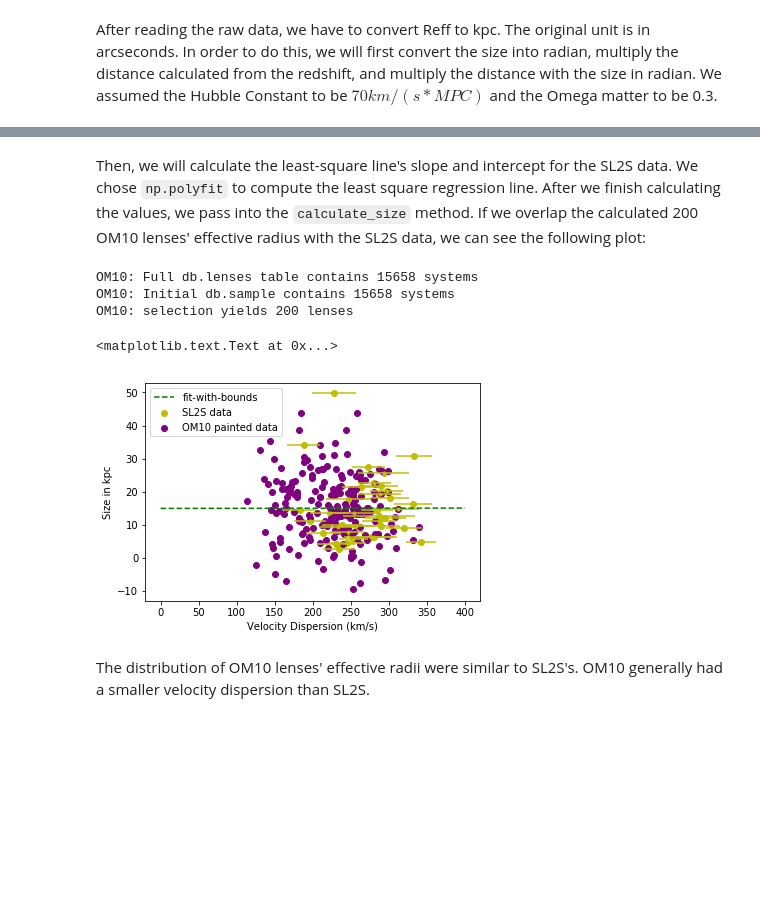
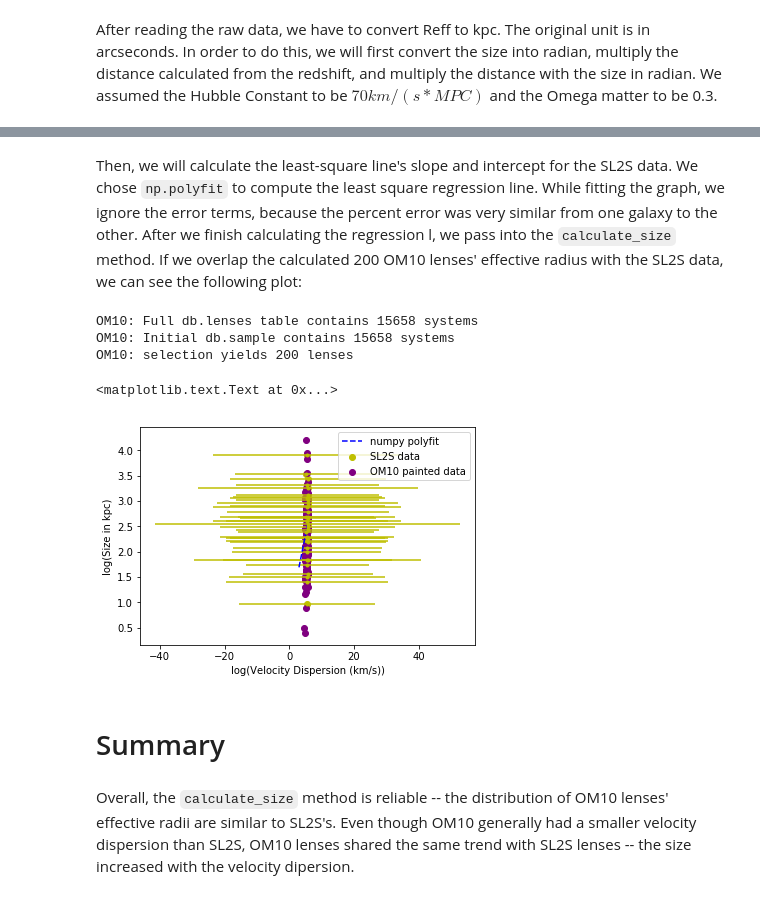
Before and after one commit to jennykim1016/OM10, a Jupyter notebook: notebooks/Color_Comparison.ipynb, the cells around one changed output, grey strips where cells are left out. Drawn from its saved outputs; the diff is of its cells as text; code cells hidden in the pictures; blank space fills up the shorter version.

Commit message:
commenting done, plotting done

```diff
--- a/notebooks/Color_Comparison.ipynb
+++ b/notebooks/Color_Comparison.ipynb
@@ -293,39 +284,44 @@ Reff = Reff_kpc.tolist()
 # %% [markdown]
-Then, we will calculate the least-square line's slope and intercept for the SL2S data. We chose `np.polyfit` to compute the least square regression line. After we finish calculating the values, we pass into the `calculate_size` method. If we overlap the calculated 200 OM10 lenses' effective radius with the SL2S data, we can see the following plot:
+Then, we will calculate the least-square line's slope and intercept for the SL2S data. We chose `np.polyfit` to compute the least square regression line. While fitting the graph, we ignore the error terms, because the percent error was very similar from one galaxy to the other. After we finish calculating the regression l, we pass into the `calculate_size` method. If we overlap the calculated 200 OM10 lenses' effective radius with the SL2S data, we can see the following plot:
 # %%
 # draw the initial plot
+veldisp = np.log(veldisp)
+Reff = np.log(Reff)
 plt.scatter(veldisp, Reff, color='y', label='SL2S data')
-plt.errorbar(veldisp, Reff, xerr=veldisp_err, fmt='y.')
 
-def func(x, a, b):
+def func(x, a, b): # we will fit a line on the log-log graph
     return a*x+b
 
-popt, pcov = curve_fit(func, veldisp, Reff)
-plt.plot(x_value, func(x_value, *popt), 'g--', label='fit-with-bounds')
+x_value = np.linspace(3, 6) # to plot the line, we need an array that has the x-values
 
-slope, intercept = popt[0], popt[1]
+slope, intercept = np.polyfit(veldisp, Reff, 1)
+plt.plot(x_value, x_value*slope+intercept, 'b--', label='numpy polyfit')
 
 #calculate the standard error from the regression line
 residuals = np.array(Reff) - (np.array([intercept] * len(veldisp)) + np.array(veldisp)*slope)
 standard_error = np.std(residuals)
 
 #Calculate the effective radii for OM10 lensed systems
 db = om10.DB('../data/qso_mock.fits')
 db.select_random(Nlens=200)
 db.calculate_size(slope, intercept, standard_error)
 reff_db = np.array(db.sample['REFF'])
 veldisp_db = np.array(db.sample['VELDISP'])
 
 # overlap the calculated OM10 lenses
-plt.scatter(veldisp_db, reff_db, color='purple', label='OM10 painted data')
+plt.scatter(log(veldisp_db), log(reff_db), color='purple', label='OM10 painted data')
+
+#comment the data and the axis
 plt.legend()
-plt.xlabel('Velocity Dispersion (km/s)')
-plt.ylabel('Size in kpc')
+plt.xlabel('log(Velocity Dispersion (km/s))')
+plt.ylabel('log(Size in kpc)')
 # %% [output]
 OM10: Full db.lenses table contains 15658 systems
 OM10: Initial db.sample contains 15658 systems
 OM10: selection yields 200 lenses
 <matplotlib.text.Text at 0x...>
-[figure, old version]
+[figure, new version]
+# %% [markdown]
+# Summary
 # %% [markdown]
-The distribution of OM10 lenses' effective radii were similar to SL2S's. OM10 generally had a smaller velocity dispersion than SL2S.
+Overall, the `calculate_size` method is reliable -- the distribution of OM10 lenses' effective radii are similar to SL2S's. Even though OM10 generally had a smaller velocity dispersion than SL2S, OM10 lenses shared the same trend with SL2S lenses -- the size increased with the velocity dipersion.
```
Also changed, not shown: parts of 4 cells of this notebook.
